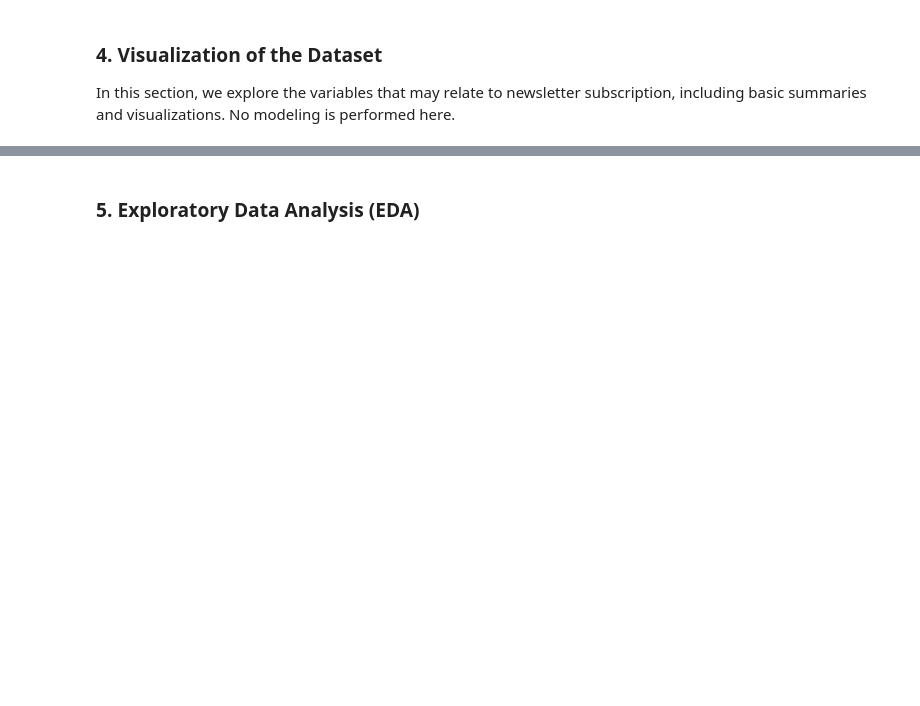
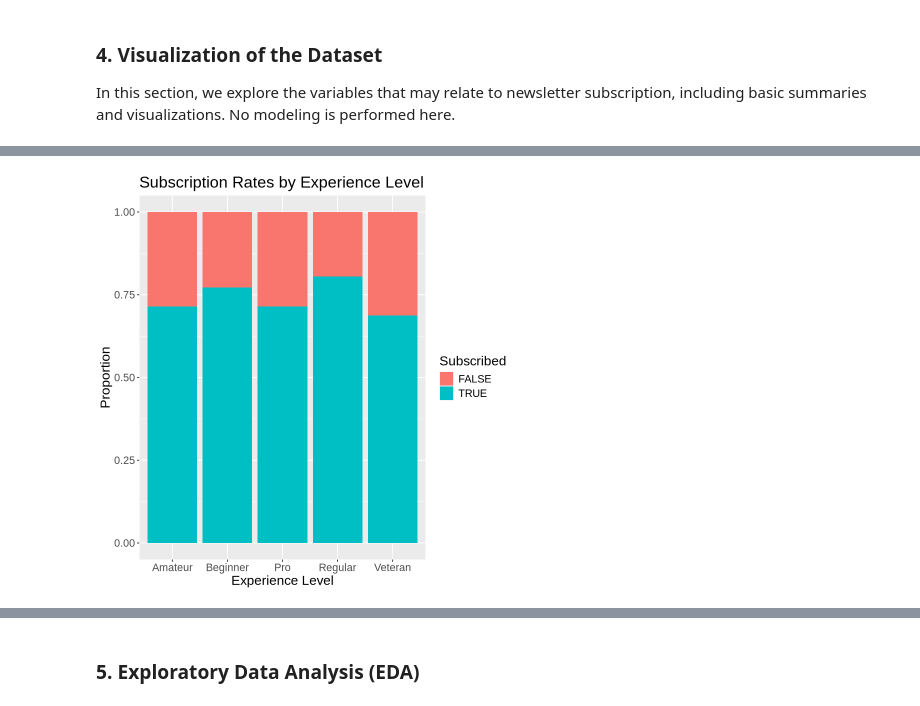
Before and after one commit to camillesnyder/Final-Project, a Jupyter notebook: Final-Project.ipynb, the cells around one changed output, grey strips where cells are left out. Cells and saved outputs as stored; diff of their text form; code cells hidden in the pictures; blank space fills up the shorter version.

```diff
--- a/Final-Project.ipynb
+++ b/Final-Project.ipynb
@@ -173,0 +173,11 @@ Warning message in geom_histogram(stat = "count"):
+# %%
+players_data |>
+  ggplot(aes(x = experience, fill = subscribe)) +
+  geom_bar(position = "fill") +
+  labs(title = "Subscription Rates by Experience Level",
+       x = "Experience Level",
+       y = "Proportion",
+       fill = "Subscribed") +
+    theme(text = element_text(size = 16))
+# %% [output]
+[figure, added]
```
Also changed, not shown: parts of 24 cells of this notebook.
